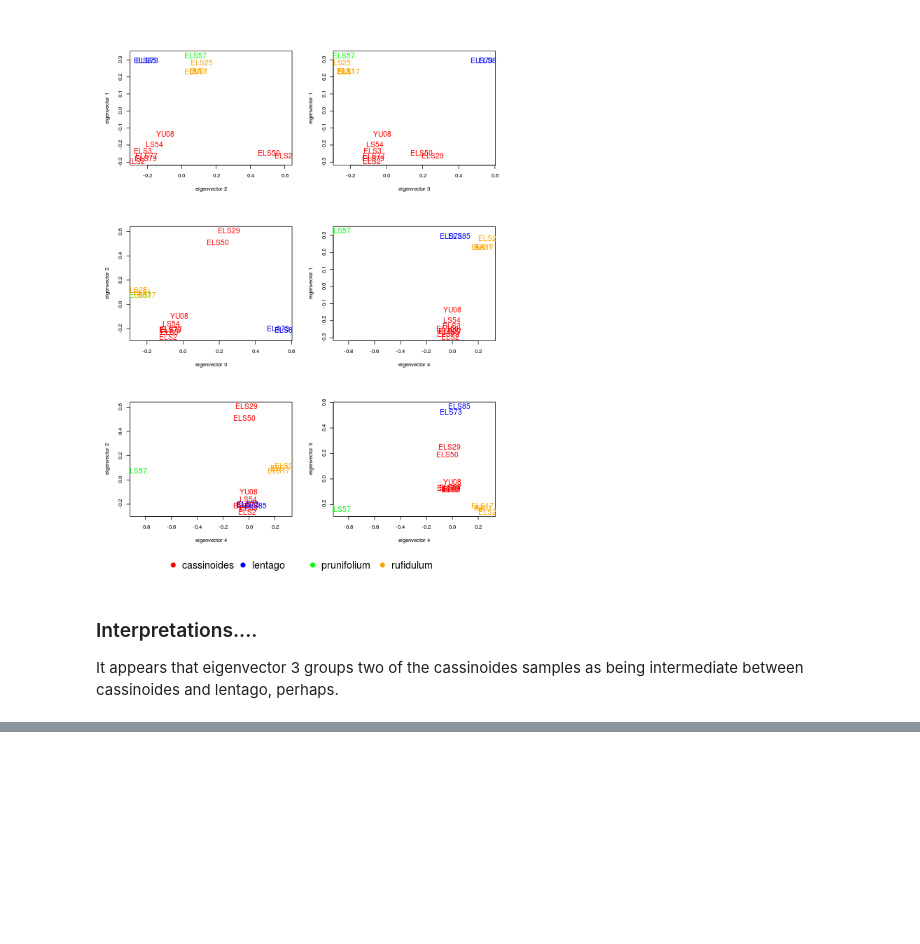
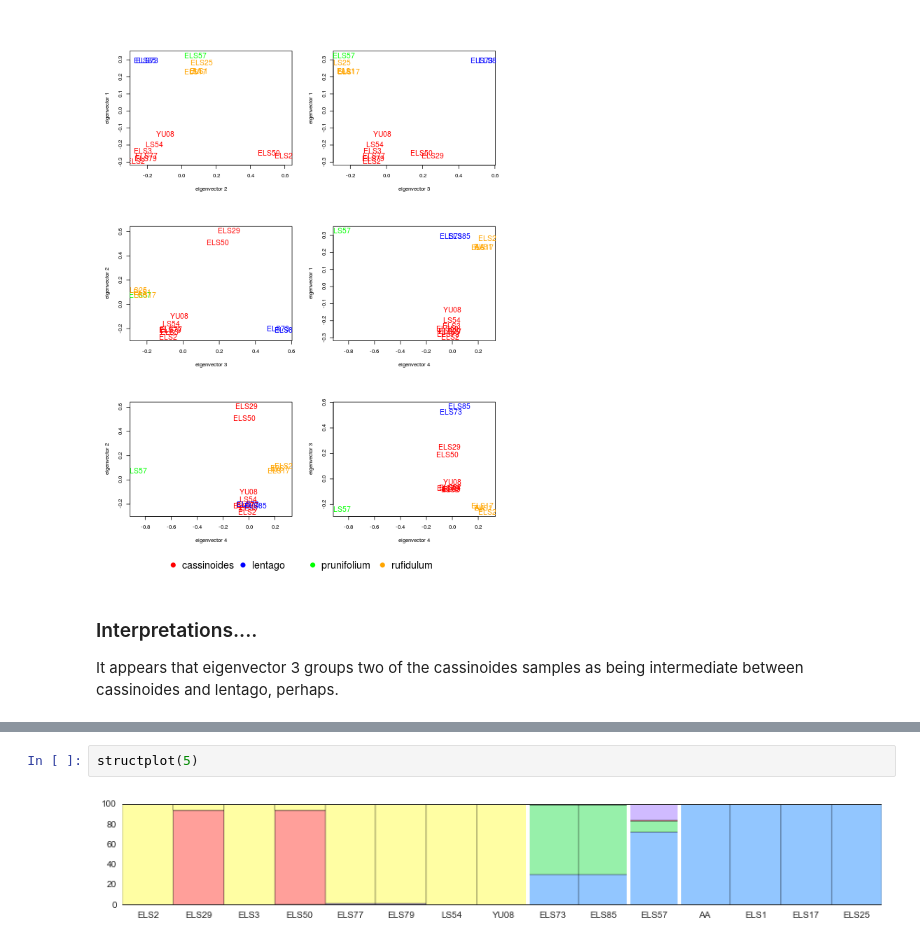
Before and after one commit to dereneaton/Vibs_RAD, a Jupyter notebook: notebook_Vib3_cassinoides.ipynb, the cells around one changed output, grey strips where cells are left out. Drawn from its saved outputs; the diff is of its cells as text; blank space fills up the shorter version.

```diff
--- a/notebook_Vib3_cassinoides.ipynb
+++ b/notebook_Vib3_cassinoides.ipynb
@@ -234,0 +400,4 @@ It appears that eigenvector 3 groups two of the cassinoides samples as being int
+# %%
+structplot(5)
+# %% [output]
+[figure, added]
```
Also changed, not shown: parts of 23 cells of this notebook.
